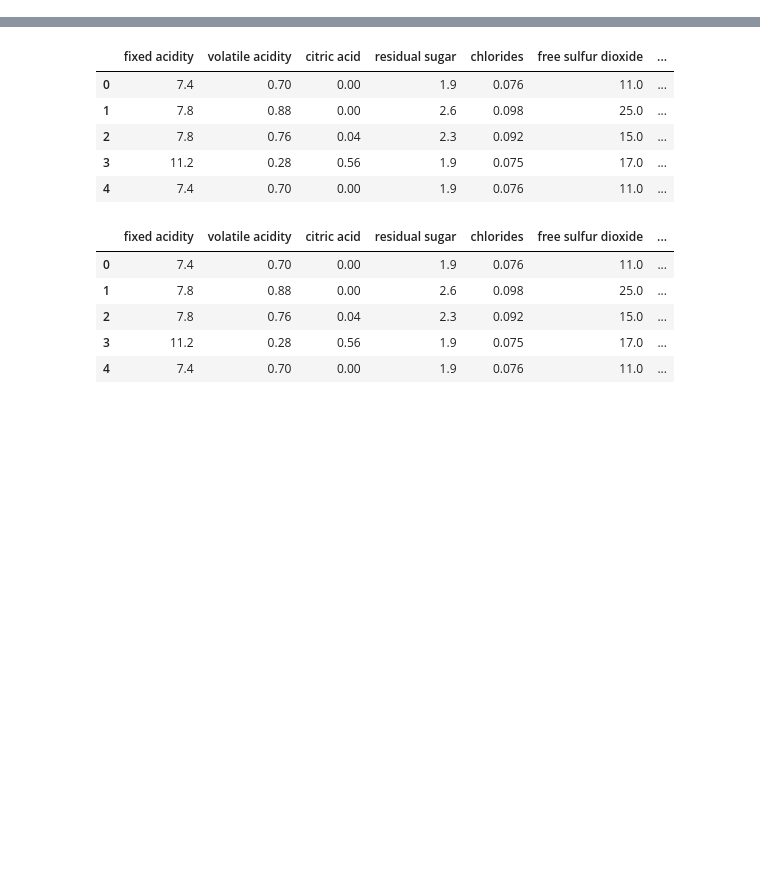
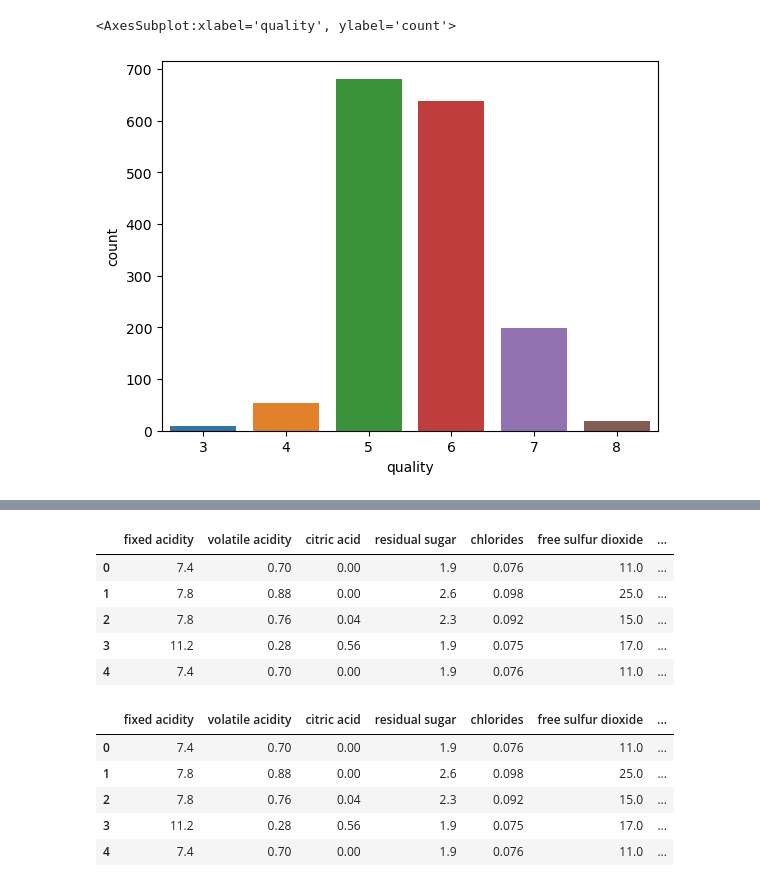
Before and after one commit to Harichandana0301/Project-8-Decision-Tree-and-Neural-Networks-on-Red-Wine-Quality-Dataset, a Jupyter notebook: Project8.ipynb, the cells around one changed output, grey strips where cells are left out. Saved outputs shown, nothing was run; the diff lists cells and outputs as text; code cells hidden in the pictures; blank space fills up the shorter version.

```diff
--- a/Project8.ipynb
+++ b/Project8.ipynb
@@ -15,0 +11,3 @@ from graphviz import Source
+# %%
+wine = pd.read_csv('winequality-red.csv')
+wine.head()
@@ -15,0 +21,5 @@ from graphviz import Source
+# %%
+sns.countplot(x='quality', data=wine)
+# %% [output]
+<AxesSubplot:xlabel='quality', ylabel='count'>
+[figure, added]
```
Also changed, not shown: parts of 54 cells of this notebook.
